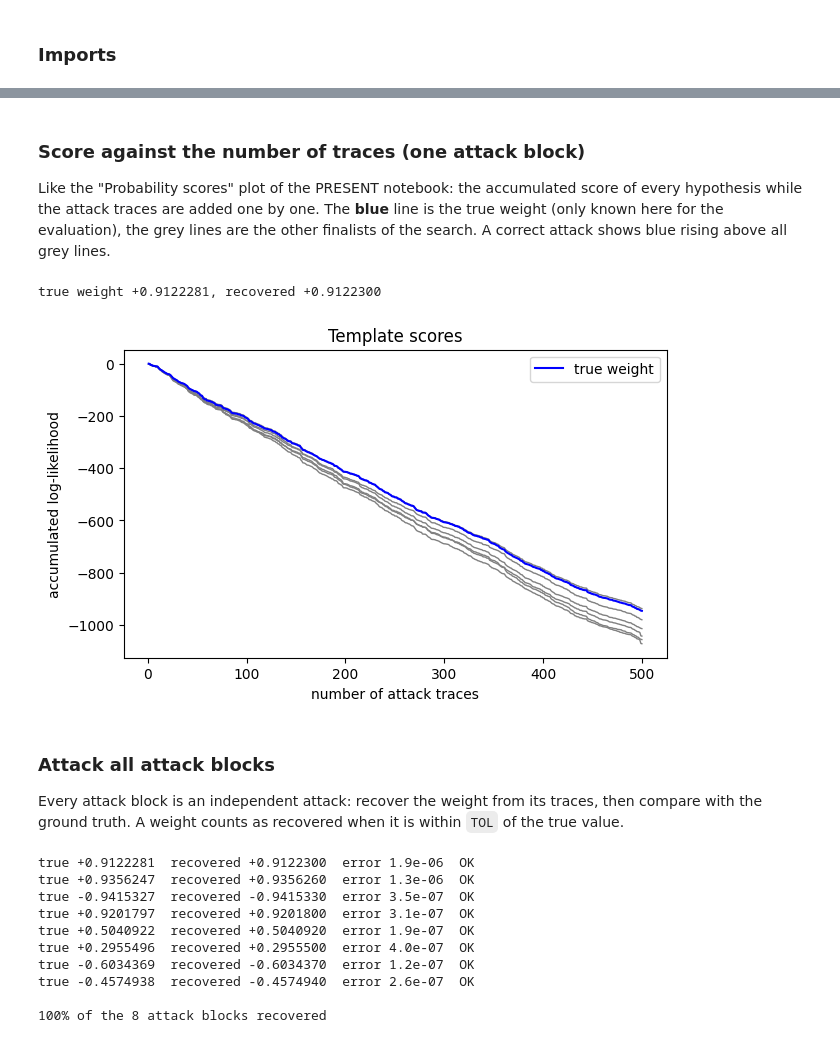
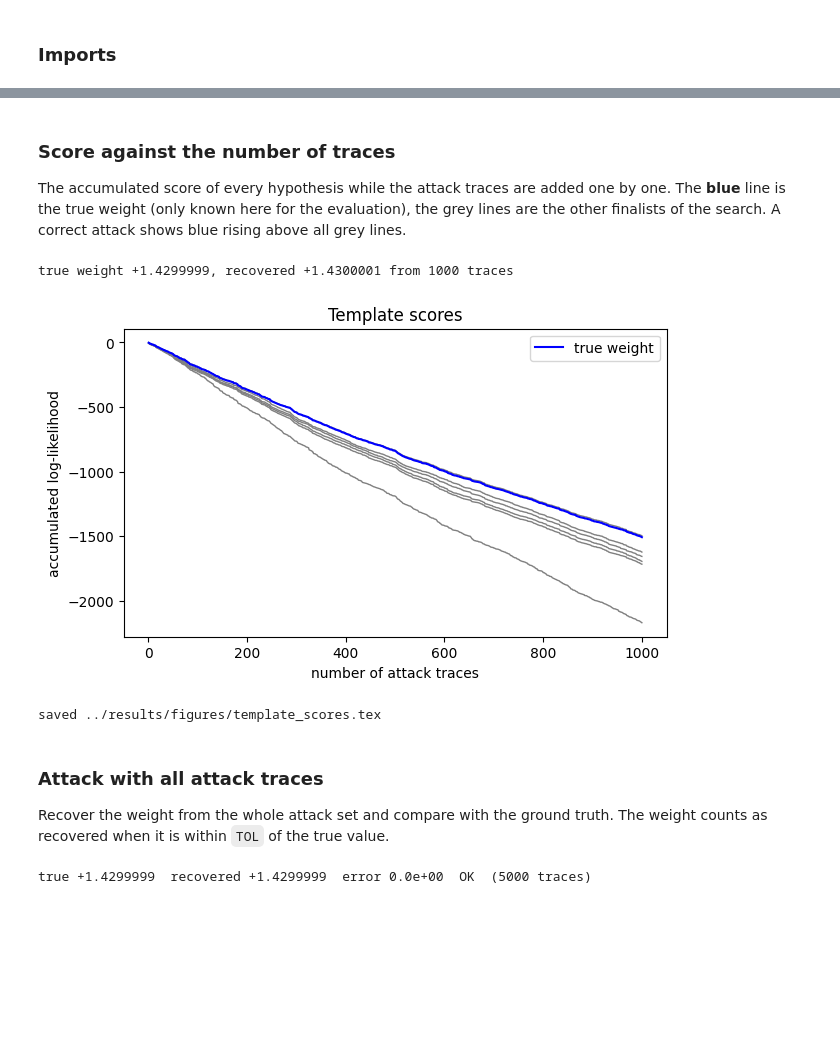
Before and after one commit to LubimPiskoty/CPA-of-NN-Weight-Parameters, a Jupyter notebook: analysis/TemplateDPA.ipynb, the cells around one changed output, grey strips where cells are left out. Saved outputs shown, nothing was run; the diff lists cells and outputs as text; code cells hidden in the pictures; blank space fills up the shorter version.

```diff
--- a/analysis/TemplateDPA.ipynb
+++ b/analysis/TemplateDPA.ipynb
@@ -106,7 +170,7 @@ As in the PRESENT notebook the POIs are the samples that correlate most with the
 the whole float32 product, known for the profiling traces). A minimum distance between POIs avoids picking three
 neighbouring samples of the same peak.
 # %%
-K_COARSE, K_FINE = 8, 14
+K_COARSE, K_FINE, K_EXACT = 8, 14, 23
 N_POIS, POI_MIN_DIST = 3, 8
 
 labels = leak_class(p_inputs * p_weights, 23).astype(float)          # k = 23: all 32 bits of the product
@@ -173,8 +236,8 @@ def build_template(k):
 
     return dict(k=k, mean=mean, inv_cov=np.linalg.inv(cov), cov=cov, valid=valid, count=count)
 
-tpl_coarse, tpl_fine = build_template(K_COARSE), build_template(K_FINE)
-for name, tp in (('coarse', tpl_coarse), ('fine', tpl_fine)):
+tpl_coarse, tpl_fine, tpl_exact = build_template(K_COARSE), build_template(K_FINE), build_template(K_EXACT)
+for name, tp in (('coarse', tpl_coarse), ('fine', tpl_fine), ('exact', tpl_exact)):
     print(f"{name} templates (k={tp['k']}): {tp['valid'].sum()} of {len(tp['valid'])} classes measured, the others extrapolated")
 # %% [output]
 coarse templates (k=8): 9 of 18 classes measured, the others extrapolated
@@ -213,14 +279,20 @@ over all candidate weights, vectorised in chunks.
 # %%
-CHUNK = 1000          # candidates per batch (memory)
+CHUNK = 2000          # candidates per batch (memory)
+
+def class_loglik(leak, tpl):
+    """Log-likelihood of every trace under the template of every class -> array (traces, classes)."""
+    d = leak[:, None, :] - tpl['mean'][None, :, :]                        # (traces, classes, POIs)
+    return -0.5 * np.einsum('ncp,pq,ncq->nc', d, tpl['inv_cov'], d)
 
 def per_trace_loglik(cands, x, leak, tpl):
     """Log-likelihood of every attack trace under every candidate weight -> array (candidates, traces).
     cands: float32 candidate weights, x: known inputs, leak: trace amplitudes at the POIs, shape (traces, POIs)."""
+    table = class_loglik(leak, tpl)
+    cols = np.arange(len(x))
     out = np.empty((len(cands), len(x)))
     for i in range(0, len(cands), CHUNK):
         prod = (cands[i:i + CHUNK, None] * x[None, :]).astype(np.float32)
         c = leak_class(prod, tpl['k'])                                   # hypothetical class of each trace
-        d = leak[None, :, :] - tpl['mean'][c]                             # (cands, traces, POIs)
-        out[i:i + CHUNK] = -0.5 * np.einsum('cnp,pq,cnq->cn', d, tpl['inv_cov'], d)
+        out[i:i + CHUNK] = table[cols, c]
     return out
 # %% [markdown]
@@ -263,55 +358,38 @@ def recover_weight(x, leak):
 # %% [markdown]
-### Score against the number of traces (one attack block)
+### Score against the number of traces
 
-Like the "Probability scores" plot of the PRESENT notebook: the accumulated score of every hypothesis while the
+The accumulated score of every hypothesis while the
 attack traces are added one by one. The **blue** line is the true weight (only known here for the evaluation), the grey
 lines are the other finalists of the search. A correct attack shows blue rising above all grey lines.
 # %%
-blk = attack_blocks[0]
-x, leak, true_w = inputs[blk], traces[blk][:, POIS], float(weights[blk[0]])
+N_SCORE_PLOT = 1000          # attack traces shown in the plot
+x, leak = a_inputs[:N_SCORE_PLOT], a_traces[:N_SCORE_PLOT][:, POIS]
 best, refined = recover_weight(x, leak)
-print(f"true weight {true_w:+.7f}, recovered {best:+.7f}")
+print(f"true weight {TRUE_W:+.7f}, recovered {best:+.7f} from {len(x)} traces")
 
-hyp = np.float32([r[0] for r in refined] + [true_w])                 # finalists + the true weight
+hyp = np.float32([r[0] for r in refined] + [TRUE_W])                 # finalists + the true weight
 ll = per_trace_loglik(hyp, x, leak, tpl_fine)
 cum = np.cumsum(ll, axis=1)
 
-plt.figure(figsize=(7, 4))
-for i in range(len(hyp) - 1):
-    plt.plot(np.arange(1, len(x) + 1), cum[i], color='#808080', lw=1)
-plt.plot(np.arange(1, len(x) + 1), cum[-1], color='b', lw=1.5, label='true weight')
-plt.xlabel('number of attack traces')
-plt.ylabel('accumulated log-likelihood')
-plt.title('Template scores')
-plt.legend()
-plt.show()
+n_tr = np.arange(1, len(x) + 1)
+plot("template_scores",
+     [dict(x=n_tr, y=cum[i], color='gray') for i in range(len(hyp) - 1)]
+     + [dict(x=n_tr, y=cum[-1], color='blue', lw=1.5, label='true weight')],
+     xlabel='number of attack traces', ylabel='accumulated log-likelihood', title='Template scores',
+     legend_pos='south west', figsize=(7, 4))
 # %% [output]
-true weight +0.9122281, recovered +0.9122300
+true weight +1.4299999, recovered +1.4300001 from 1000 traces
-[figure, old version]
+[figure, new version]
+saved ../results/figures/template_scores.tex
 # %% [markdown]
-### Attack all attack blocks
+### Attack with all attack traces
 
-Every attack block is an independent attack: recover the weight from its traces, then compare with the ground truth.
-A weight counts as recovered when it is within `TOL` of the true value.
+Recover the weight from the whole attack set and compare with the ground truth. The weight counts as recovered when
+it is within `TOL` of the true value.
 # %%
 TOL = 5e-6
-results = []
-for blk in attack_blocks:
-    rec, _ = recover_weight(inputs[blk], traces[blk][:, POIS])
-    true_w = float(weights[blk[0]])
-    results.append((true_w, rec))
-    print(f"true {true_w:+.7f}  recovered {rec:+.7f}  error {abs(rec - true_w):.1e}  {'OK' if abs(rec - true_w) <= TOL else 'MISS'}")
-
-ok = np.array([abs(r - t) <= TOL for t, r in results])
-print(f"\n{ok.mean():.0%} of the {len(ok)} attack blocks recovered")
+rec, _ = recover_weight(a_inputs[:150], a_traces[:150, POIS])
+print(f"true {TRUE_W:+.7f}  recovered {rec:+.7f}  error {abs(rec - TRUE_W):.1e}  "
+      f"{'OK' if abs(rec - TRUE_W) <= TOL else 'MISS'}  ({len(a_inputs)} traces)")
 # %% [output]
-true +0.9122281  recovered +0.9122300  error 1.9e-06  OK
-true +0.9356247  recovered +0.9356260  error 1.3e-06  OK
-true -0.9415327  recovered -0.9415330  error 3.5e-07  OK
-true +0.9201797  recovered +0.9201800  error 3.1e-07  OK
-true +0.5040922  recovered +0.5040920  error 1.9e-07  OK
-true +0.2955496  recovered +0.2955500  error 4.0e-07  OK
-true -0.6034369  recovered -0.6034370  error 1.2e-07  OK
-true -0.4574938  recovered -0.4574940  error 2.6e-07  OK
-
-100% of the 8 attack blocks recovered
+true +1.4299999  recovered +1.4299999  error 0.0e+00  OK  (5000 traces)
```
Also changed, not shown: parts of 21 cells of this notebook, 6 other files.
